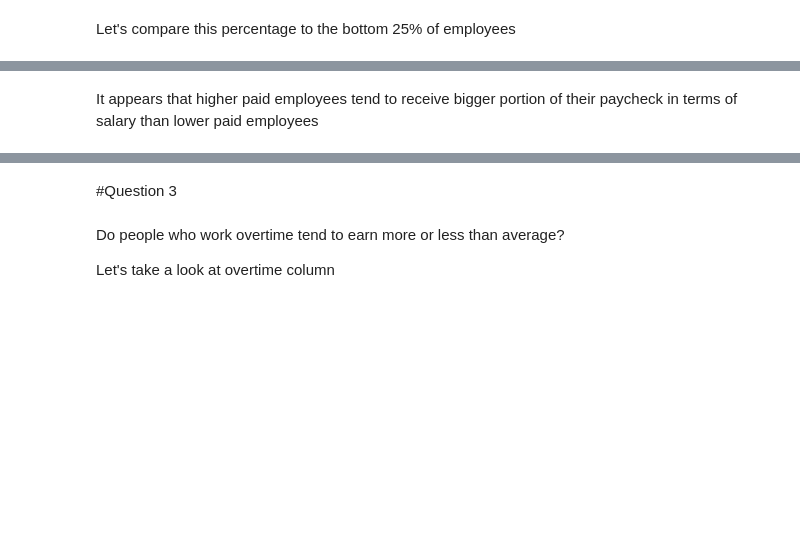
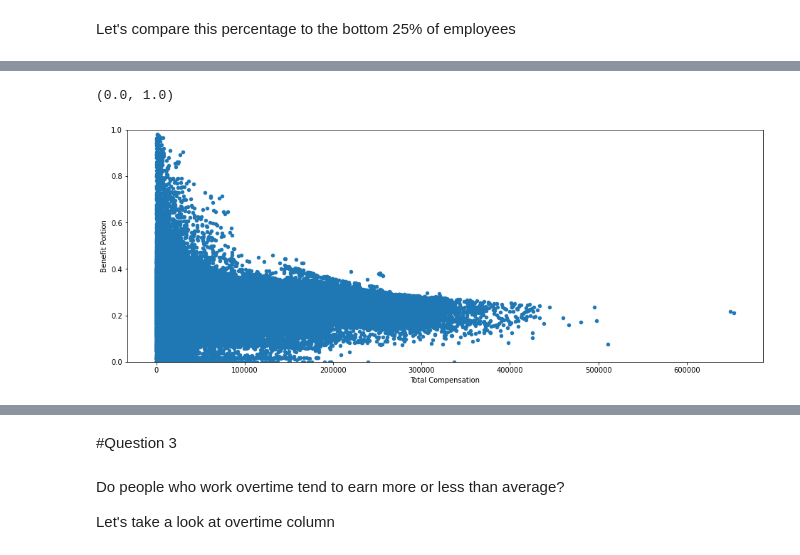
Before and after one commit to mariavaghani/Employee-Compensation-in-SF, a Jupyter notebook: Salary_Employees_SF_linear_model.ipynb, the cells around one changed output, grey strips where cells are left out. Saved outputs shown, nothing was run; the diff lists cells and outputs as text; code cells hidden in the pictures; blank space fills up the shorter version.

```diff
--- a/Salary_Employees_SF_linear_model.ipynb
+++ b/Salary_Employees_SF_linear_model.ipynb
@@ -279,3 +300,5 @@ df_comb[['Job', 'Total Salary', 'Total Benefits', 'Total Compensation', 'Benefit
+# %%
+df_q2 = df_comb[df_comb['Benefit Portion'] >= 0]
 # %% [markdown]
 What is the mean benefit portion across the city?
 # %%
@@ -331,2 +359,6 @@ bot_25_per_ben['Benefit Portion'].mean()
-# %% [markdown]
-It appears that higher paid employees tend to receive bigger portion of their paycheck in terms of salary than lower paid employees
+# %%
+df_q2.plot.scatter(x = 'Total Compensation', y = 'Benefit Portion', figsize=(16,6))
+plt.ylim(0, 1)
+# %% [output]
+(0.0, 1.0)
+[figure, added]
```
Also changed, not shown: parts of 30 cells of this notebook.
